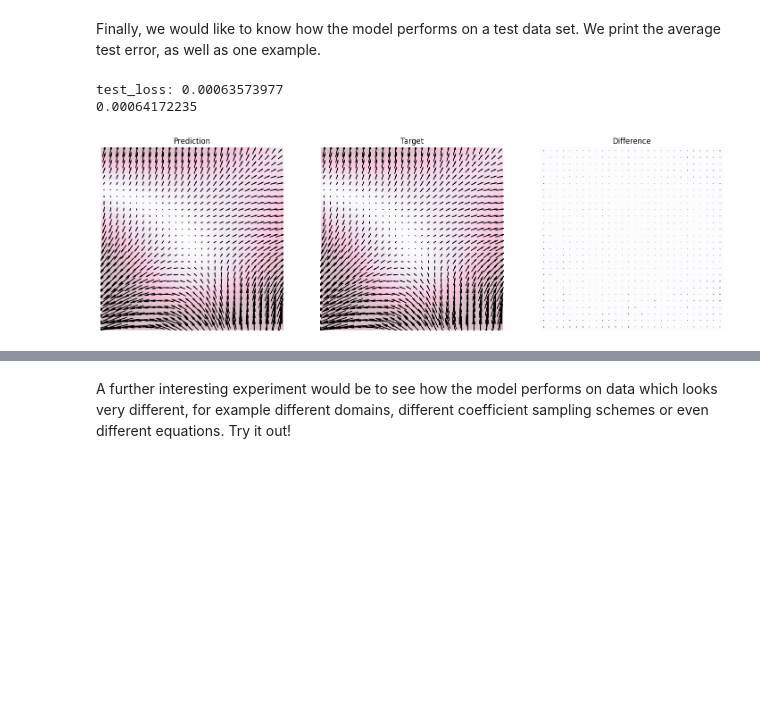
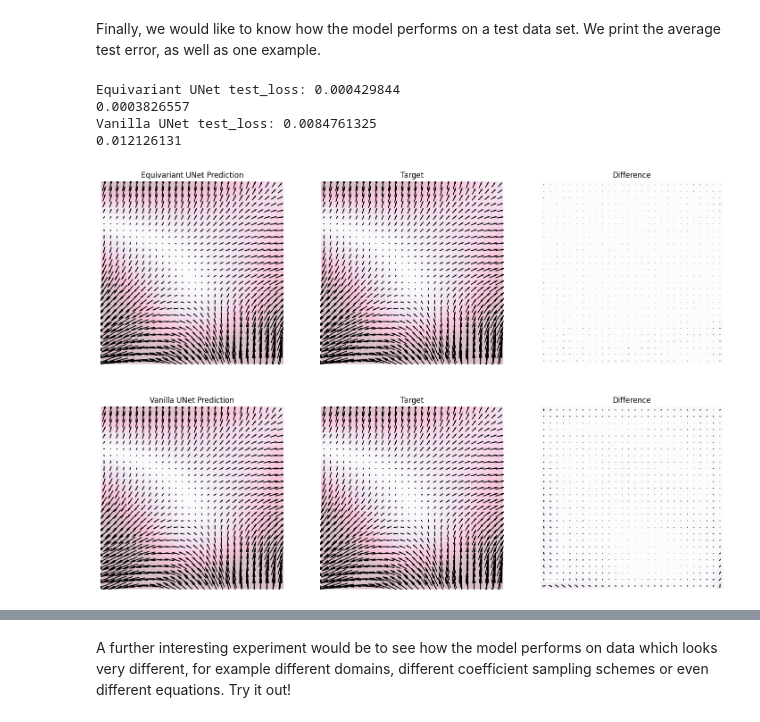
Before and after one commit to WilsonGregory/ginjax, a Jupyter notebook: examples/gradient_example.ipynb, the cells around one changed output, grey strips where cells are left out. Drawn from its saved outputs; the diff is of its cells as text; code cells hidden in the pictures; blank space fills up the shorter version.

```diff
--- a/examples/gradient_example.ipynb
+++ b/examples/gradient_example.ipynb
@@ -170,5 +170,7 @@ def map_and_loss(
 ) -> tuple[jax.Array, Optional[eqx.nn.State]]:
     assert callable(model)
     pred_y = model(multi_image_x)
+    assert isinstance(pred_y, geom.BatchMultiImage)
+
     return ml.smse_loss(pred_y, multi_image_y), aux_data
 # %% [markdown]
@@ -255,11 +287,12 @@ val_loss: 0.00070908293
 # %% [markdown]
 Lets see how the model performs on one example from the training set.
 # %%
-pred_y = trained_model(train_x.get_one()).get_one_batch_multi_image().to_images()[0]
-y_img = train_y.get_one_batch_multi_image().to_images()[0]
+fig, axes = plt.subplots(nrows=len(trained_models), ncols=3, figsize=(6 * 3, 6 * len(trained_models)))
+for i, (model_name, trained_model) in enumerate(trained_models):
+    pred_y = trained_model(train_x.get_one()).get_one_batch_multi_image().to_images()[0]
+    y_img = train_y.get_one_batch_multi_image().to_images()[0]
 
-fig, axes = plt.subplots(nrows=1, ncols=3, figsize=(6 * 3, 6 * 1))
-pred_y.plot(axes[0], 'Prediction')
-y_img.plot(axes[1], 'Target')
-(pred_y - y_img).plot(axes[2], 'Difference')
+    pred_y.plot(axes[i,0], f'{model_name} Prediction')
+    y_img.plot(axes[i,1], 'Target')
+    (pred_y - y_img).plot(axes[i,2], 'Difference')
 # %% [output]
@@ -267,19 +300,21 @@ y_img.plot(axes[1], 'Target')
 # %% [markdown]
 Finally, we would like to know how the model performs on a test data set. We print the average test error, as well as one example.
 # %%
-key, subkey = random.split(key)
+fig, axes = plt.subplots(nrows=len(trained_models), ncols=3, figsize=(6 * 3, 6 * len(trained_models)))
+for i, (model_name, trained_model) in enumerate(trained_models):
+    test_loss = ml.map_loss_in_batches(map_and_loss, trained_model, test_x, test_y, batch_size, None)
+    print(f'{model_name} test_loss:', test_loss)
 
-print('test_loss:', ml.map_loss_in_batches(map_and_loss, trained_model, test_x, test_y, batch_size, subkey))
+    pred_y = trained_model(test_x.get_one()).get_one_batch_multi_image().to_images()[0]
+    y_img = test_y.get_one_batch_multi_image().to_images()[0]
 
-pred_y = trained_model(test_x.get_one()).get_one_batch_multi_image().to_images()[0]
-y_img = test_y.get_one_batch_multi_image().to_images()[0]
-
-print(map_and_loss(trained_model, test_x.get_one(), test_y.get_one(), None)[0])
-fig, axes = plt.subplots(nrows=1, ncols=3, figsize=(6 * 3, 6 * 1))
-(pred_y).plot(axes[0], 'Prediction')
-(y_img).plot(axes[1], 'Target')
-(pred_y - y_img).plot(axes[2], 'Difference')
+    print(map_and_loss(trained_model, test_x.get_one(), test_y.get_one(), None)[0])
+    pred_y.plot(axes[i,0], f'{model_name} Prediction')
+    y_img.plot(axes[i,1], 'Target')
+    (pred_y - y_img).plot(axes[i,2], 'Difference')
 # %% [output]
-test_loss: 0.00063573977
-0.00064172235
+Equivariant UNet test_loss: 0.000429844
+0.0003826557
+Vanilla UNet test_loss: 0.0084761325
+0.012126131
-[figure, old version]
+[figure, new version]
```
Also changed, not shown: parts of 6 cells of this notebook, 1 other file.
